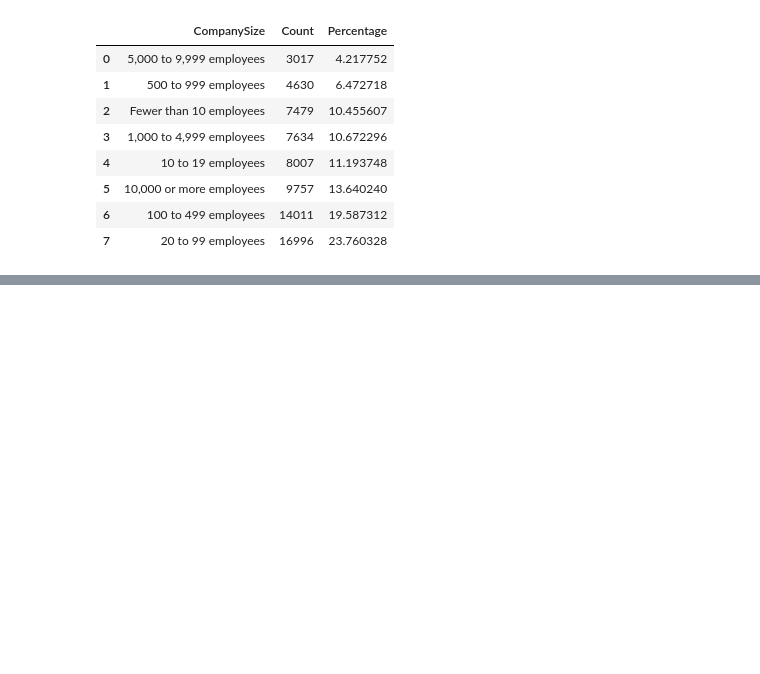
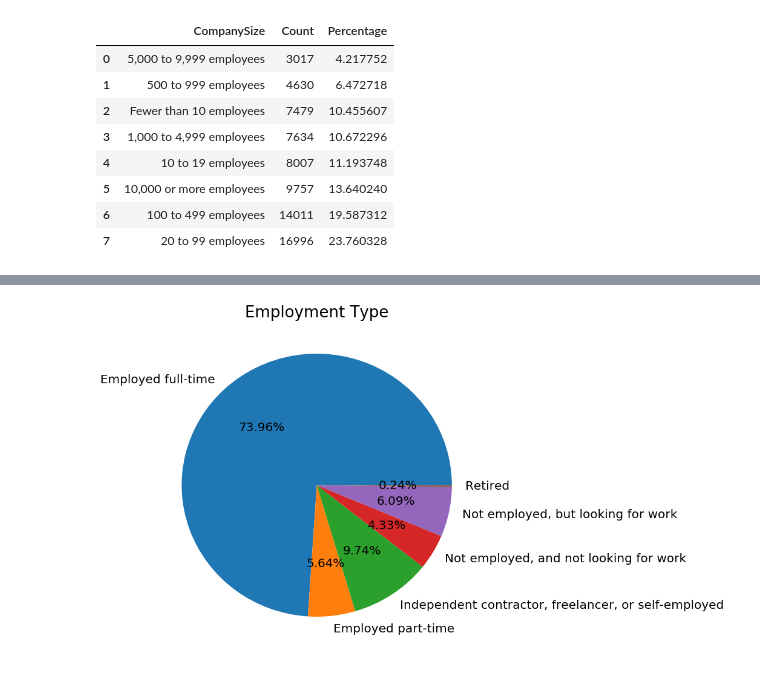
Before and after one commit to kuldeepemol/tech-nerds, a Jupyter notebook: Work-Career-analysis.ipynb, the cells around one changed output, grey strips where cells are left out. Cells and saved outputs as stored; diff of their text form; code cells hidden in the pictures; blank space fills up the shorter version.

```diff
--- a/Work-Career-analysis.ipynb
+++ b/Work-Career-analysis.ipynb
@@ -74,0 +91,9 @@ plt.savefig('Images/company-size-distribution.png', bbox_inches='tight')
+# %%
+plt.figure(figsize=(10,10))
+plt.pie(employment_group_df['Respondent'].count(),
+        labels=employment_group_df['Respondent'].count().index,
+        autopct='%.2f%%', rotatelabels=0, textprops={'fontsize': 20})
+plt.title('Employment Type', fontsize=26)
+plt.savefig('Images/employment-type-piechart.png', bbox_inches='tight')
+# %% [output]
+[figure, added]
```
Also changed, not shown: parts of 16 cells of this notebook, 8 other files.
